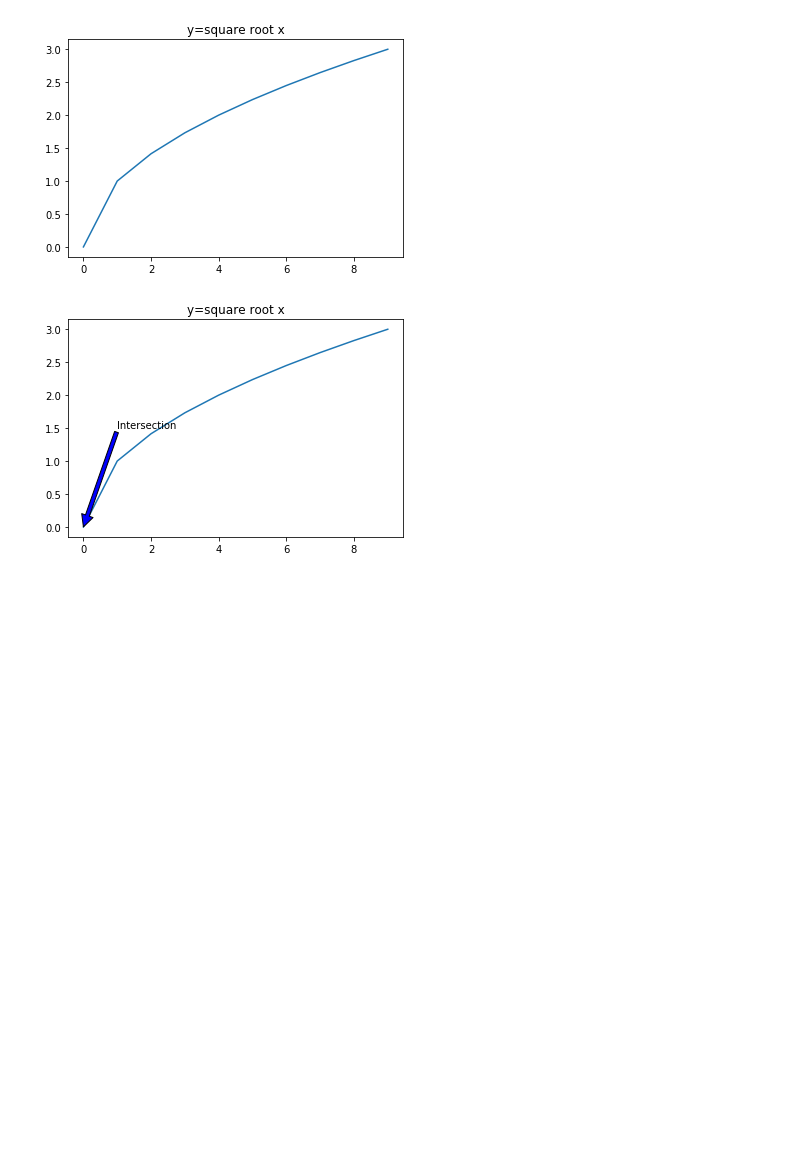
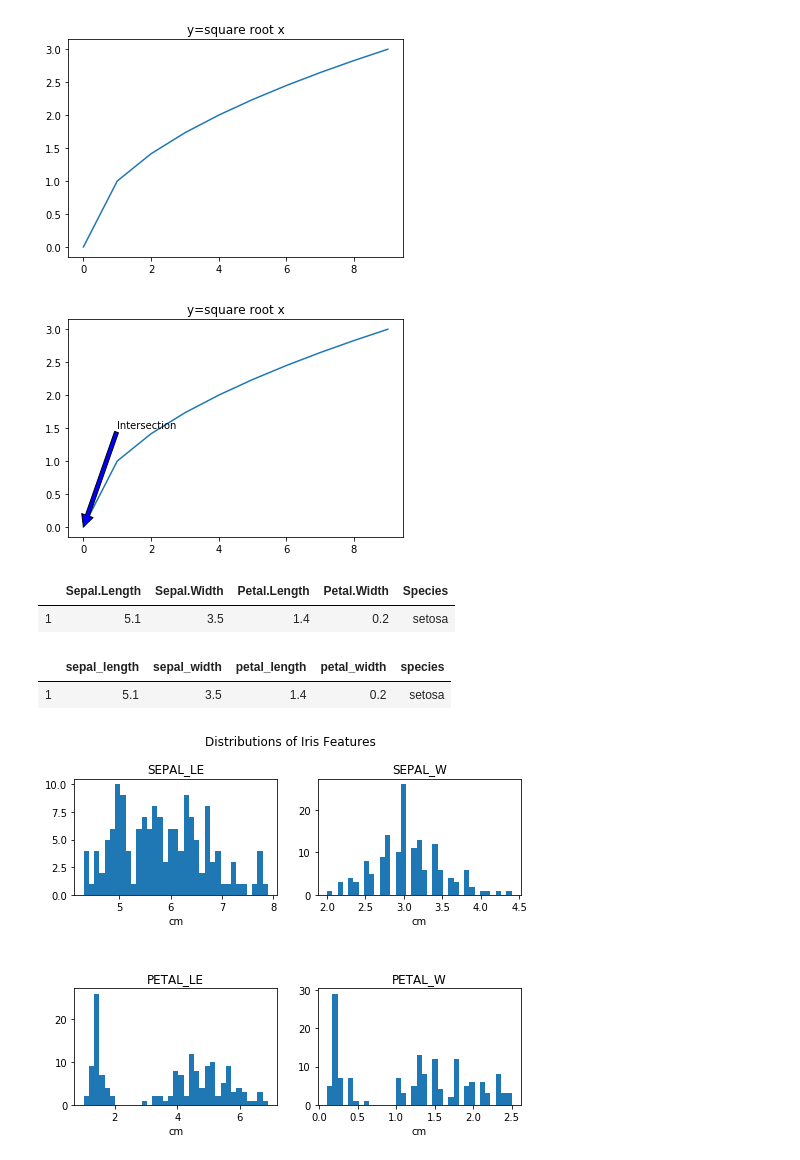
Before and after one commit to faithkane3/codeup_review, a Jupyter notebook: matplotlib.ipynb, the cells around one changed output. Cells and saved outputs as stored; diff of their text form; code cells hidden in the pictures; blank space fills up the shorter version.

```diff
--- a/matplotlib.ipynb
+++ b/matplotlib.ipynb
@@ -172,0 +223,24 @@ plt.show()
+# %%
+df = data('iris')
+df.head(1)
+# %% [output]
+|  | Sepal.Length | Sepal.Width | Petal.Length | Petal.Width | Species |
+| 1 | 5.1 | 3.5 | 1.4 | 0.2 | setosa |
+# %%
+df.columns = ['sepal_length', 'sepal_width', 'petal_length', 'petal_width',
+       'species']
+# %%
+df.head(1)
+# %% [output]
+|  | sepal_length | sepal_width | petal_length | petal_width | species |
+| 1 | 5.1 | 3.5 | 1.4 | 0.2 | setosa |
+# %%
+fig, axes = plt.subplots(nrows=2, ncols=2, figsize=(8, 6))
+fig.subplots_adjust(hspace=0.8)
+fig.suptitle('Distributions of Iris Features')
+
+for ax, feature, name in zip(axes.flatten(), df.drop('species',axis=1).values.T, df.columns.values):
+    ax.hist(feature, bins=len(np.unique(df.drop('species',axis=1).values.T[0])//2))
+    ax.set(title=name[:-4].upper(), xlabel='cm')
+# %% [output]
+[figure, added]
```
Also changed, not shown: parts of 10 cells of this notebook, 2 other files.
